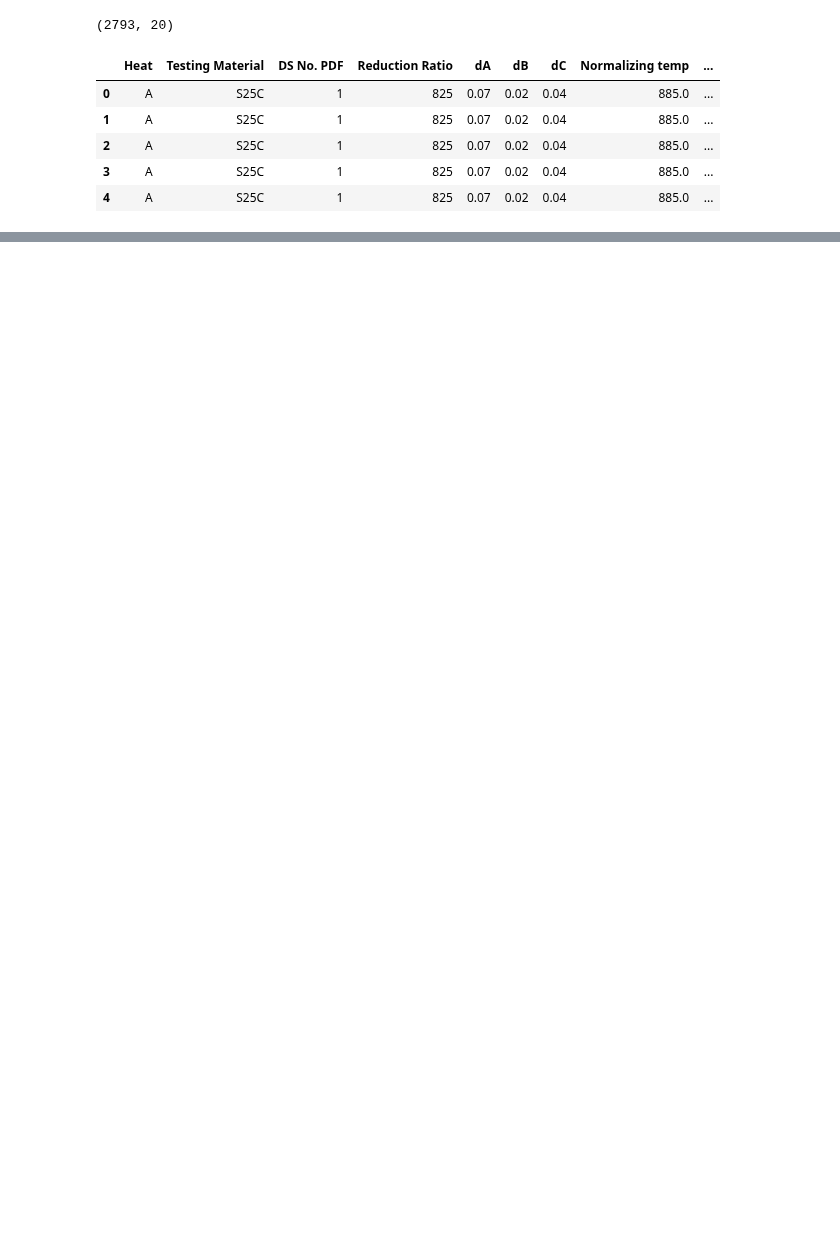
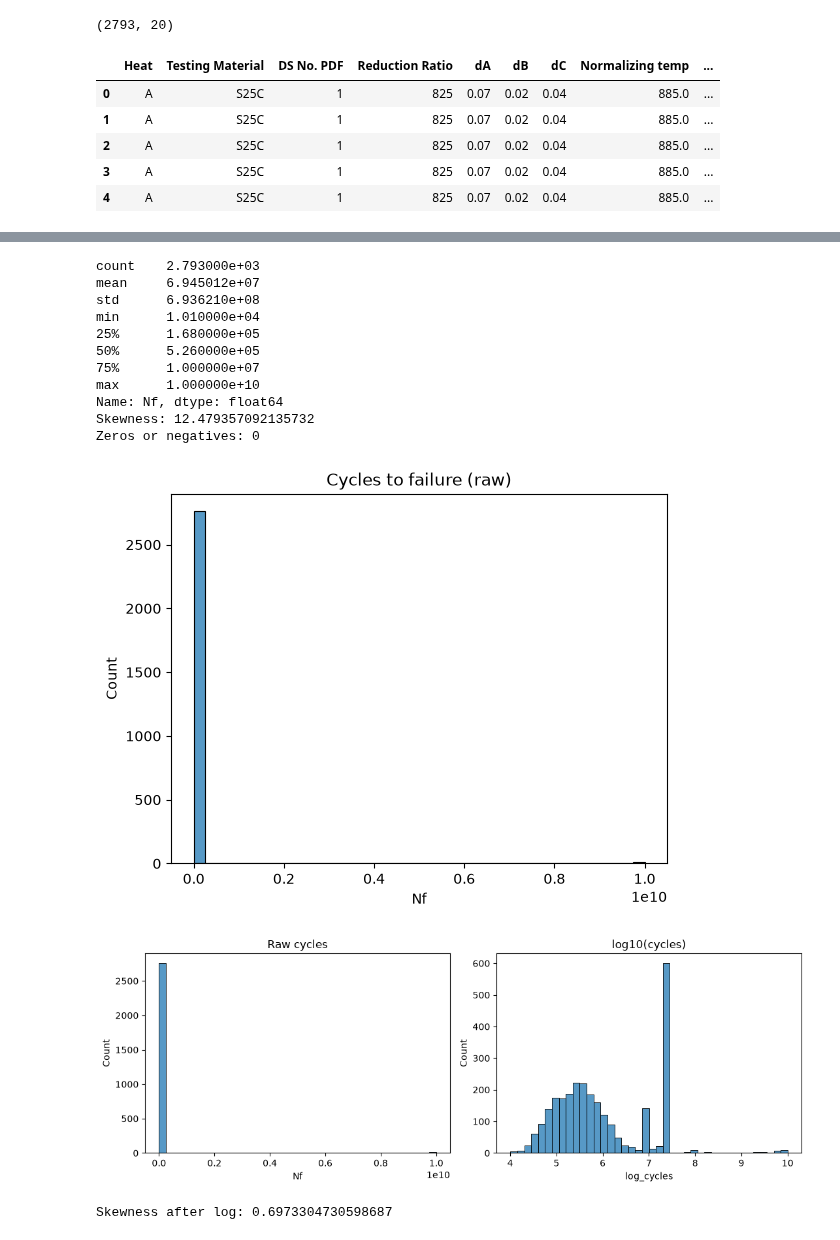
Before and after one commit to LeiliJL/DAT305-Project, a Jupyter notebook: notebooks/01_EDA_preprocessing.ipynb, the cells around one changed output, grey strips where cells are left out. Saved outputs shown, nothing was run; the diff lists cells and outputs as text; code cells hidden in the pictures; blank space fills up the shorter version.

```diff
--- a/notebooks/01_EDA_preprocessing.ipynb
+++ b/notebooks/01_EDA_preprocessing.ipynb
@@ -14,0 +65,41 @@ df.head()
+# %%
+from functions import*
+df = pd.read_excel("../data/raw/NIMS_FATIGUE.xlsx")
+
+target = "Nf"
+
+df["log_Nf"] = np.log10(df[target])
+
+print(df[target].describe())
+print("Skewness:", df[target].skew())
+print("Zeros or negatives:", (df[target] <= 0).sum())
+
+sns.histplot(df[target], bins=40)
+plt.title("Cycles to failure (raw)")
+plt.show()
+
+df["log_cycles"] = np.log10(df[target])
+
+fig, axes = plt.subplots(1, 2, figsize=(11, 4))
+sns.histplot(df[target], bins=40, ax=axes[0]).set_title("Raw cycles")
+sns.histplot(df["log_cycles"], bins=40, ax=axes[1]).set_title("log10(cycles)")
+plt.tight_layout()
+plt.savefig("../figures/target_distribution.png", dpi=150)
+plt.show()
+
+print("Skewness after log:", df["log_cycles"].skew())
+# %% [output]
+count    2.793000e+03
+mean     6.945012e+07
+std      6.936210e+08
+min      1.010000e+04
+25%      1.680000e+05
+50%      5.260000e+05
+75%      1.000000e+07
+max      1.000000e+10
+Name: Nf, dtype: float64
+Skewness: 12.479357092135732
+Zeros or negatives: 0
+[figure, added]
+[figure, added]
+Skewness after log: 0.6973304730598687
```
Also changed, not shown: parts of 2 cells of this notebook, 3 other files.
